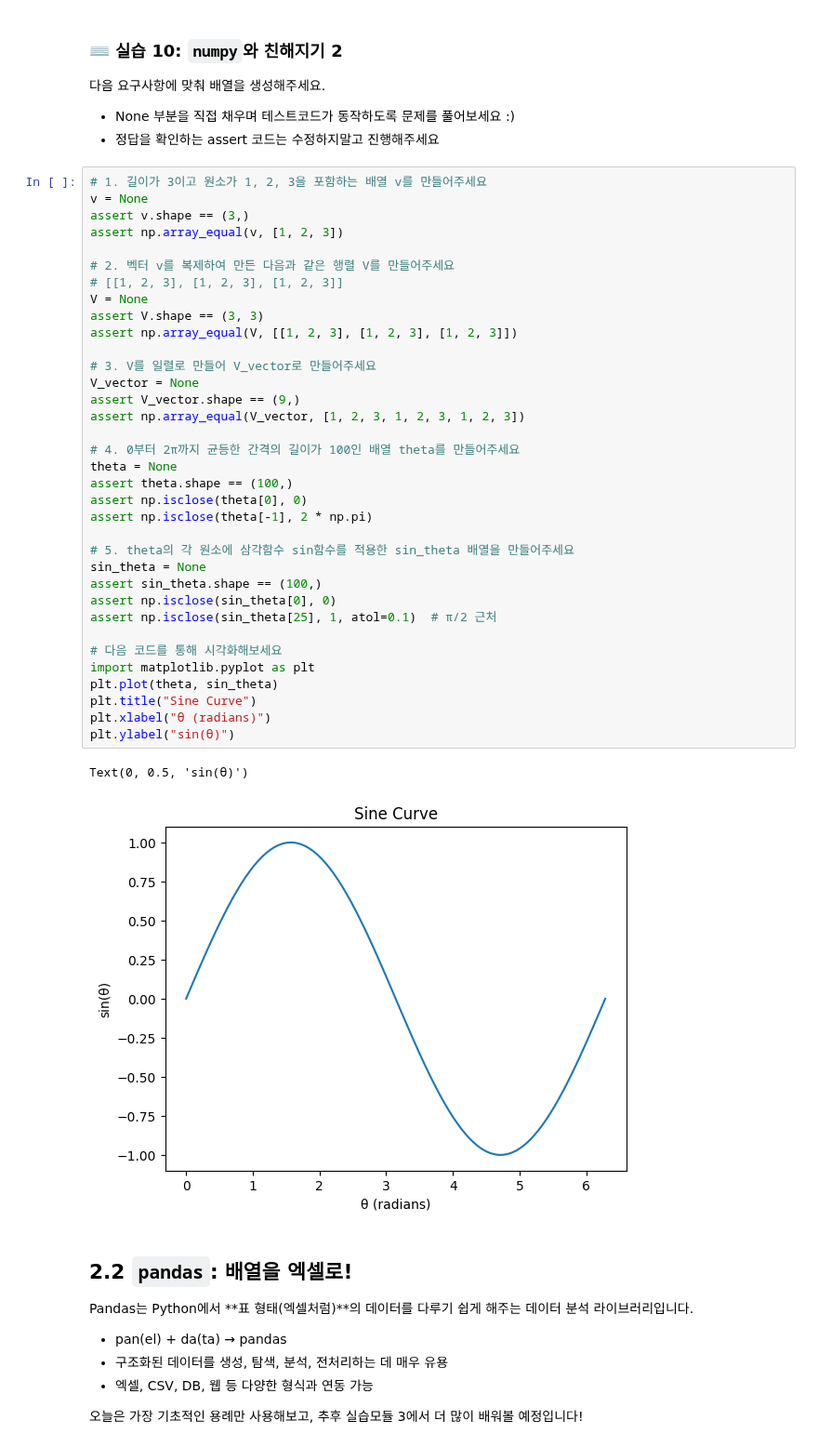
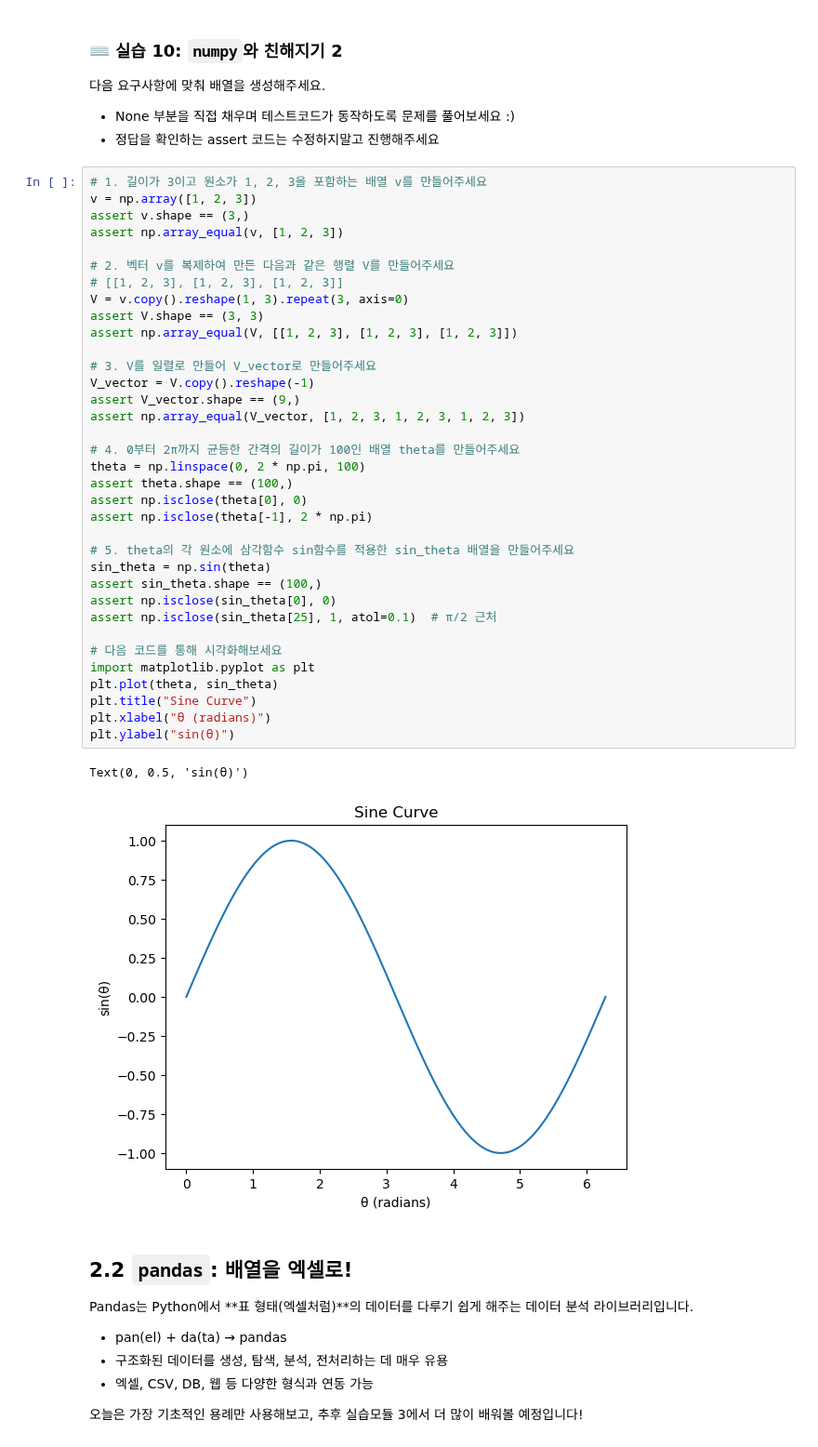
Before and after one commit to KSS095/TIL, a Jupyter notebook: 100_offline/8. DA/82일차 (10.10)/chapter_0_1_ws/(실습-문제) 0-1_AI를_위한_Python.ipynb, the cells around one changed output. Shown at 93% size. Drawn from its saved outputs; the diff is of its cells as text.

```diff
--- a/100_offline/8. DA/82일차 (10.10)/chapter_0_1_ws/(실습-문제) 0-1_AI를_위한_Python.ipynb
+++ b/100_offline/8. DA/82일차 (10.10)/chapter_0_1_ws/(실습-문제) 0-1_AI를_위한_Python.ipynb
@@ -1182,42 +1227,42 @@ assert np.allclose(x_float, x.astype(float) * 1.1)
 - 정답을 확인하는 assert 코드는 수정하지말고 진행해주세요
 # %%
 # 1. 길이가 3이고 원소가 1, 2, 3을 포함하는 배열 v를 만들어주세요
-v = None
+v = np.array([1, 2, 3])
 assert v.shape == (3,)
 assert np.array_equal(v, [1, 2, 3])
 
 # 2. 벡터 v를 복제하여 만든 다음과 같은 행렬 V를 만들어주세요
 # [[1, 2, 3], [1, 2, 3], [1, 2, 3]]
-V = None
+V = v.copy().reshape(1, 3).repeat(3, axis=0)
 assert V.shape == (3, 3)
 assert np.array_equal(V, [[1, 2, 3], [1, 2, 3], [1, 2, 3]])
 
 # 3. V를 일렬로 만들어 V_vector로 만들어주세요
-V_vector = None
+V_vector = V.copy().reshape(-1)
 assert V_vector.shape == (9,)
 assert np.array_equal(V_vector, [1, 2, 3, 1, 2, 3, 1, 2, 3])
 
 # 4. 0부터 2π까지 균등한 간격의 길이가 100인 배열 theta를 만들어주세요
-theta = None
+theta = np.linspace(0, 2 * np.pi, 100)
 assert theta.shape == (100,)
 assert np.isclose(theta[0], 0)
 assert np.isclose(theta[-1], 2 * np.pi)
 
 # 5. theta의 각 원소에 삼각함수 sin함수를 적용한 sin_theta 배열을 만들어주세요
-sin_theta = None
+sin_theta = np.sin(theta)
 assert sin_theta.shape == (100,)
 assert np.isclose(sin_theta[0], 0)
 assert np.isclose(sin_theta[25], 1, atol=0.1)  # π/2 근처
 
 # 다음 코드를 통해 시각화해보세요
 import matplotlib.pyplot as plt
 plt.plot(theta, sin_theta)
 plt.title("Sine Curve")
 plt.xlabel("θ (radians)")
 plt.ylabel("sin(θ)")
 # %% [output]
 Text(0, 0.5, 'sin(θ)')
-[figure, old version]
+[figure, new version]
 # %% [markdown]
 ## 2.2 `pandas`: 배열을 엑셀로!
 
```
Also changed, not shown: parts of 11 cells of this notebook.
